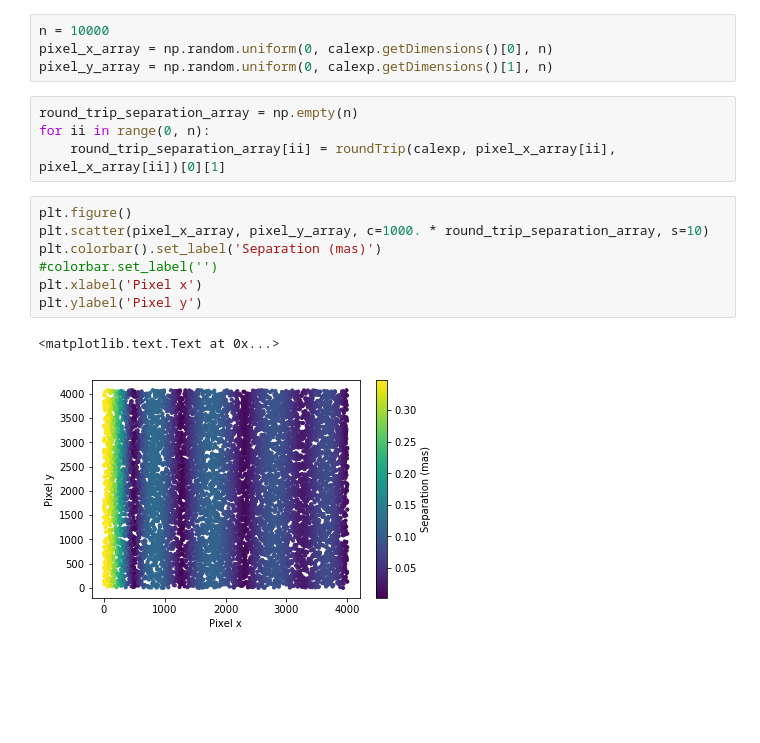
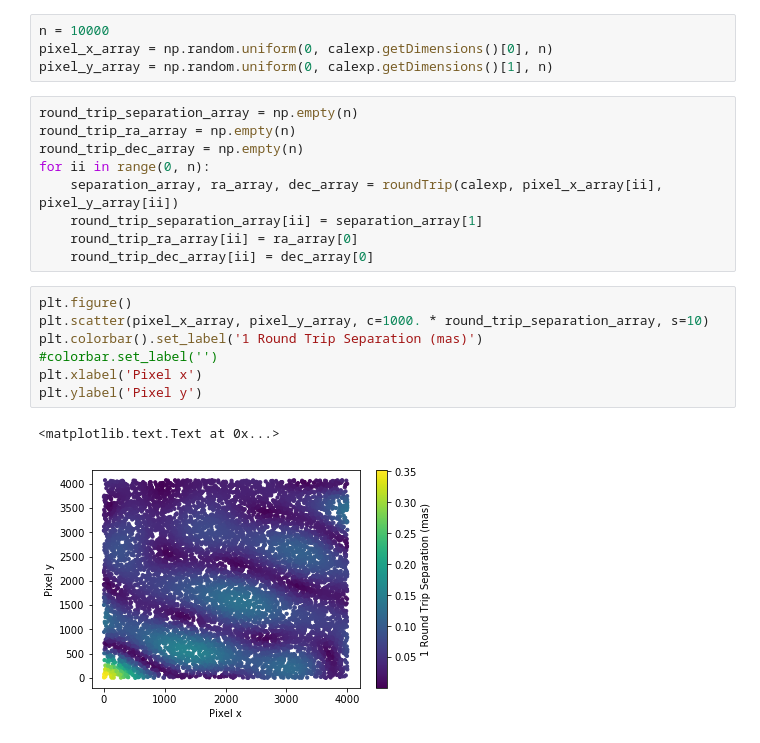
Before and after one commit to lsst-sitcom/notebooks, a Jupyter notebook: round_trip_astrometry.ipynb, the cells around one changed output. Drawn from its saved outputs; the diff is of its cells as text; blank space fills up the shorter version.

Commit message:
Plotting trends in pixel and sky coordinates

```diff
--- a/round_trip_astrometry.ipynb
+++ b/round_trip_astrometry.ipynb
@@ -52,15 +52,20 @@ pixel_x_array = np.random.uniform(0, calexp.getDimensions()[0], n)
 pixel_y_array = np.random.uniform(0, calexp.getDimensions()[1], n)
 # %%
 round_trip_separation_array = np.empty(n)
+round_trip_ra_array = np.empty(n)
+round_trip_dec_array = np.empty(n)
 for ii in range(0, n):
-    round_trip_separation_array[ii] = roundTrip(calexp, pixel_x_array[ii], pixel_x_array[ii])[0][1]
+    separation_array, ra_array, dec_array = roundTrip(calexp, pixel_x_array[ii], pixel_y_array[ii])
+    round_trip_separation_array[ii] = separation_array[1]
+    round_trip_ra_array[ii] = ra_array[0]
+    round_trip_dec_array[ii] = dec_array[0]
 # %%
 plt.figure()
 plt.scatter(pixel_x_array, pixel_y_array, c=1000. * round_trip_separation_array, s=10)
-plt.colorbar().set_label('Separation (mas)')
+plt.colorbar().set_label('1 Round Trip Separation (mas)')
 #colorbar.set_label('')
 plt.xlabel('Pixel x')
 plt.ylabel('Pixel y')
 # %% [output]
 <matplotlib.text.Text at 0x...>
-[figure, old version]
+[figure, new version]
```
Also changed, not shown: parts of 2 cells of this notebook.
